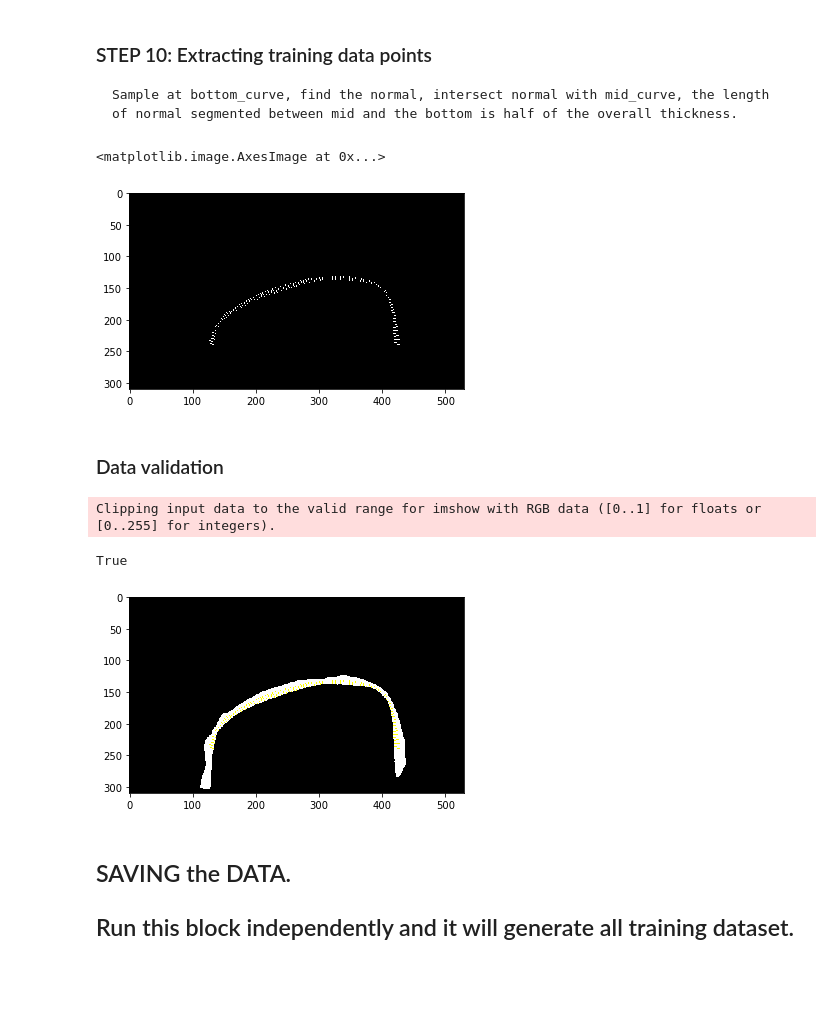
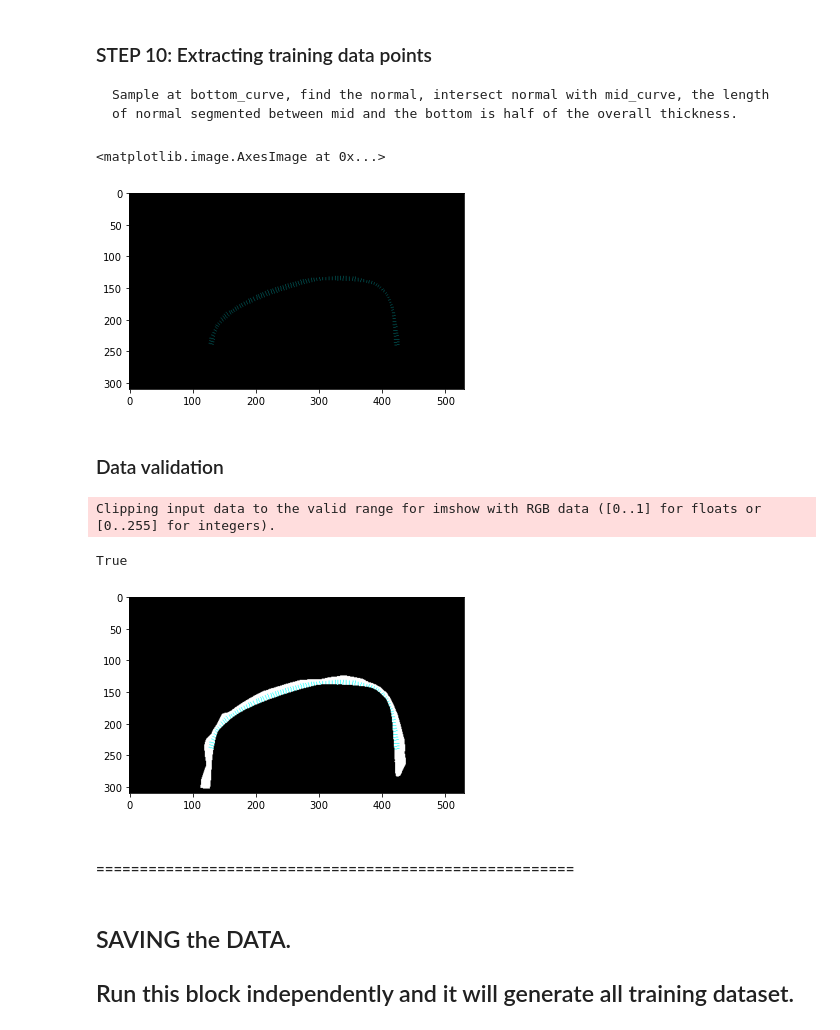
Before and after one commit to runawaycow/01_Bending_AI_MaterialComputation, a Jupyter notebook: image_steps.ipynb, the cells around one changed output. Saved outputs shown, nothing was run; the diff lists cells and outputs as text; code cells hidden in the pictures; blank space fills up the shorter version.

```diff
--- a/image_steps.ipynb
+++ b/image_steps.ipynb
@@ -118,27 +118,30 @@ frame_s = np.zeros((len(frame6), len(frame6[0]), 3),dtype=np.uint8)
 for n in range(len(bottomSelect)):
     bi,bj = bottomSelect[n]
     mi,mj = midSelect[n]
-    cv2.line(frame_s,(bj,bi),(mj,mi),(255,255,255),1)
+
+    cv2.line(frame_s,(bj,bi),(int(mj),int(mi)),(0,100,100),1)
 cv2.imwrite(stepdir+"stepframe_s.jpeg", frame_s)
 plt.imshow(frame_s)
 # %% [output]
 <matplotlib.image.AxesImage at 0x...>
-[figure, old version]
+[figure, new version]
 # %% [markdown]
 ### Data validation
 # %%
 frame_v = np.concatenate((frame6[:,:,None],frame6[:,:,None],frame6[:,:,None]),axis=2)
 for n in range(len(bottomSelect)):
     bi,bj = bottomSelect[n]
     mi,mj = midSelect[n]
-    cv2.line(frame_v,(bj,bi),(mj,mi),(0,100,100),1)
+    cv2.line(frame_v,(bj,bi),(int(mj),int(mi)),(150,150,0),1)
 plt.imshow(frame_v[:,:,::-1])
 cv2.imwrite(stepdir+"stepframe_v.jpeg", frame_v)
 cv2.imwrite("frame_v.jpeg", frame_v)
 # %% [output]
 Clipping input data to the valid range for imshow with RGB data ([0..1] for floats or [0..255] for integers).
 True
-[figure, old version]
+[figure, new version]
+# %% [markdown]
+#### =======================================================
 # %% [markdown]
 ## SAVING the DATA.
 ## Run this block independently and it will generate all training dataset.
```
Also changed, not shown: parts of 10 cells of this notebook, 10 other files.
